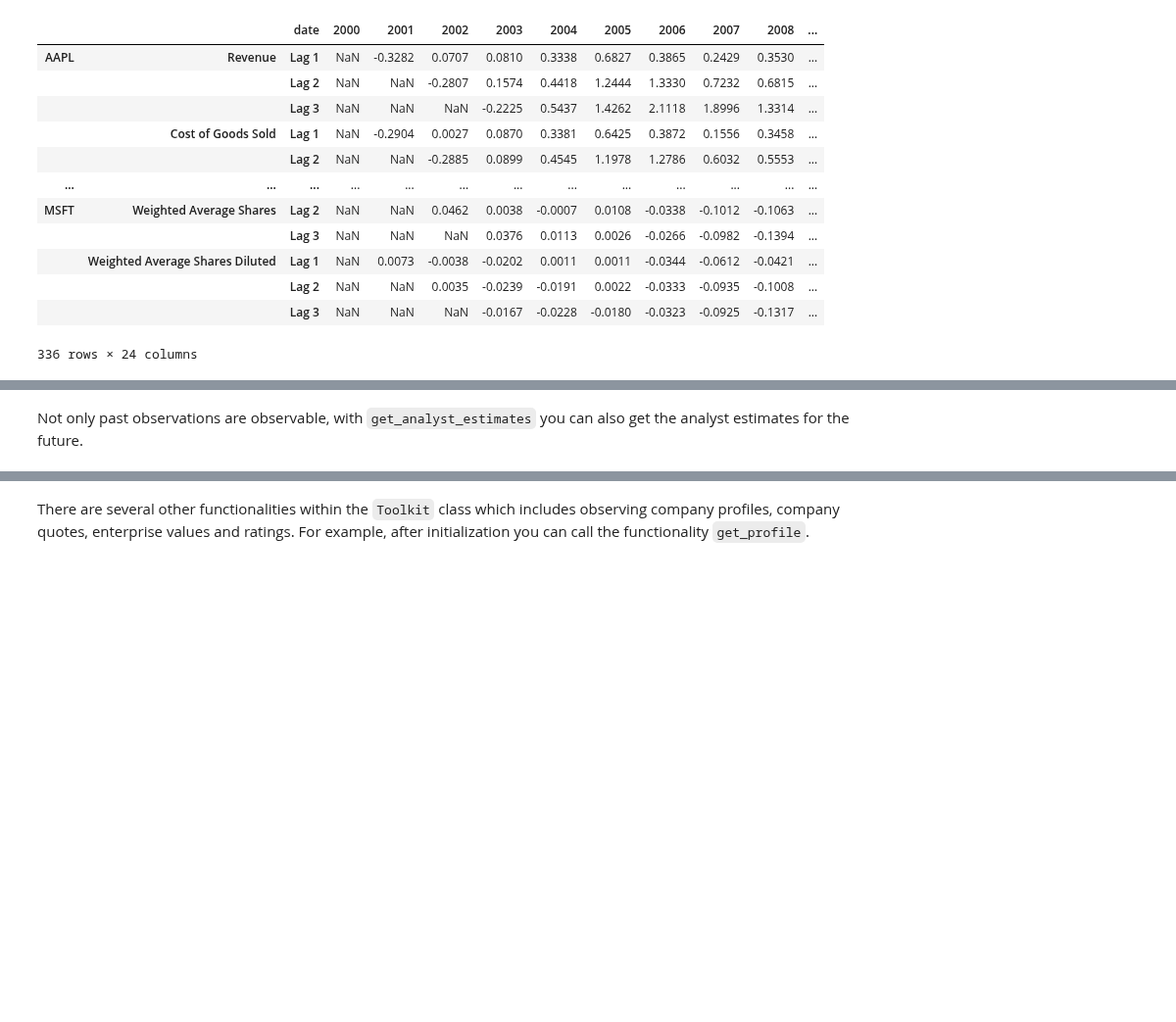
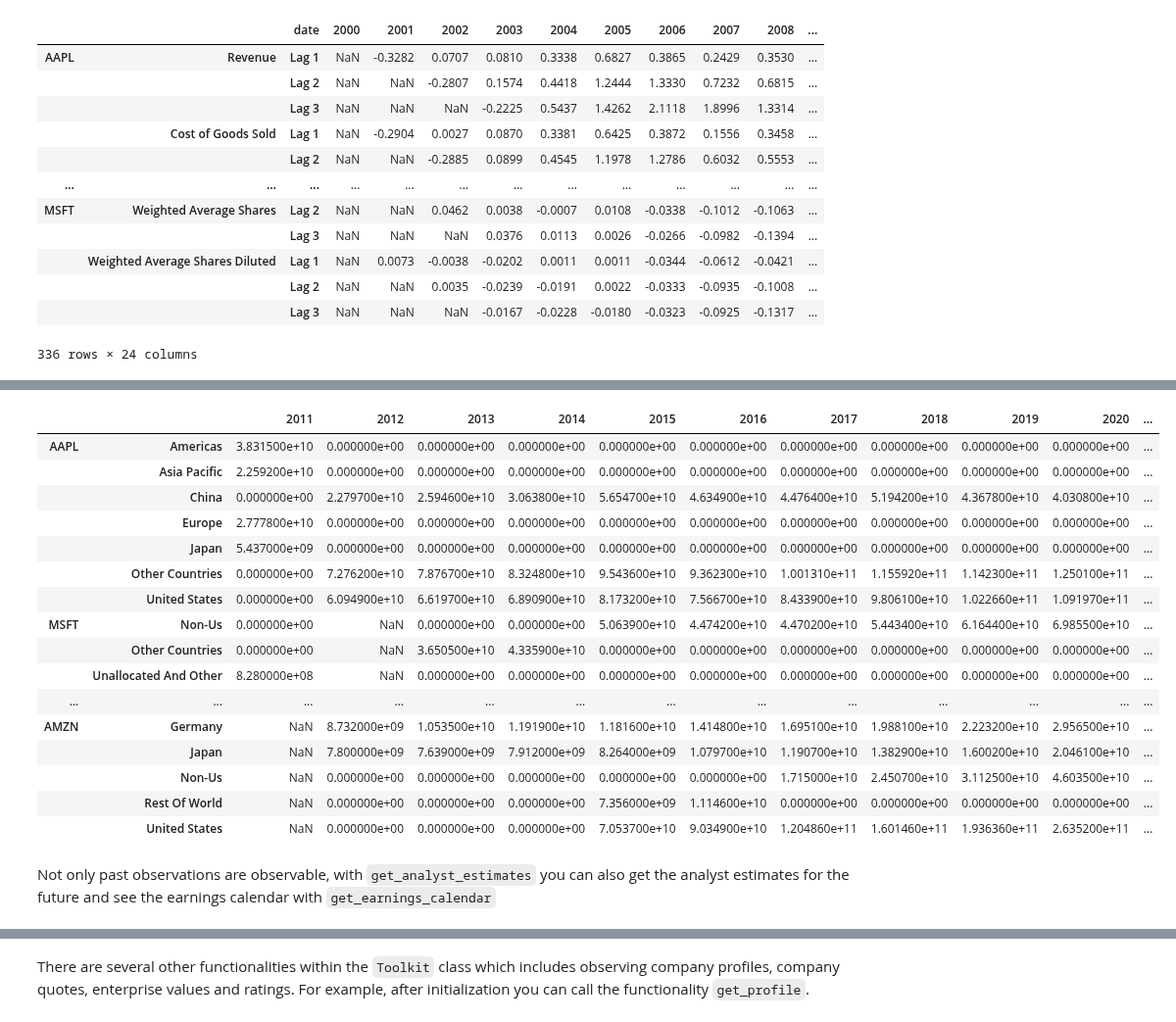
Before and after one commit to JerBouma/FinanceToolkit, a Jupyter notebook: examples/Finance Toolkit - 1. Getting Started.ipynb, the cells around one changed output, grey strips where cells are left out. Shown at 98% size. Cells and saved outputs as stored; diff of their text form; code cells hidden in the pictures; blank space fills up the shorter version.

```diff
--- a/examples/Finance Toolkit - 1. Getting Started.ipynb
+++ b/examples/Finance Toolkit - 1. Getting Started.ipynb
@@ -216,5 +234,25 @@ companies.get_income_statement(growth=True, lag=[1, 2, 3])
+# %%
+companies.get_revenue_geographic_segmentation()
+# %% [output]
+|  |  | 2011 | 2012 | 2013 | 2014 | 2015 | 2016 | 2017 | 2018 | 2019 | 2020 | ... |
+| AAPL | Americas | 3.831500e+10 | 0.000000e+00 | 0.000000e+00 | 0.000000e+00 | 0.000000e+00 | 0.000000e+00 | 0.000000e+00 | 0.000000e+00 | 0.000000e+00 | 0.000000e+00 | ... |
+|  | Asia Pacific | 2.259200e+10 | 0.000000e+00 | 0.000000e+00 | 0.000000e+00 | 0.000000e+00 | 0.000000e+00 | 0.000000e+00 | 0.000000e+00 | 0.000000e+00 | 0.000000e+00 | ... |
+|  | China | 0.000000e+00 | 2.279700e+10 | 2.594600e+10 | 3.063800e+10 | 5.654700e+10 | 4.634900e+10 | 4.476400e+10 | 5.194200e+10 | 4.367800e+10 | 4.030800e+10 | ... |
+|  | Europe | 2.777800e+10 | 0.000000e+00 | 0.000000e+00 | 0.000000e+00 | 0.000000e+00 | 0.000000e+00 | 0.000000e+00 | 0.000000e+00 | 0.000000e+00 | 0.000000e+00 | ... |
+|  | Japan | 5.437000e+09 | 0.000000e+00 | 0.000000e+00 | 0.000000e+00 | 0.000000e+00 | 0.000000e+00 | 0.000000e+00 | 0.000000e+00 | 0.000000e+00 | 0.000000e+00 | ... |
+|  | Other Countries | 0.000000e+00 | 7.276200e+10 | 7.876700e+10 | 8.324800e+10 | 9.543600e+10 | 9.362300e+10 | 1.001310e+11 | 1.155920e+11 | 1.142300e+11 | 1.250100e+11 | ... |
+|  | United States | 0.000000e+00 | 6.094900e+10 | 6.619700e+10 | 6.890900e+10 | 8.173200e+10 | 7.566700e+10 | 8.433900e+10 | 9.806100e+10 | 1.022660e+11 | 1.091970e+11 | ... |
+| MSFT | Non-Us | 0.000000e+00 | NaN | 0.000000e+00 | 0.000000e+00 | 5.063900e+10 | 4.474200e+10 | 4.470200e+10 | 5.443400e+10 | 6.164400e+10 | 6.985500e+10 | ... |
+|  | Other Countries | 0.000000e+00 | NaN | 3.650500e+10 | 4.335900e+10 | 0.000000e+00 | 0.000000e+00 | 0.000000e+00 | 0.000000e+00 | 0.000000e+00 | 0.000000e+00 | ... |
+|  | Unallocated And Other | 8.280000e+08 | NaN | 0.000000e+00 | 0.000000e+00 | 0.000000e+00 | 0.000000e+00 | 0.000000e+00 | 0.000000e+00 | 0.000000e+00 | 0.000000e+00 | ... |
+| ... | ... | ... | ... | ... | ... | ... | ... | ... | ... | ... | ... | ... |
+| AMZN | Germany | NaN | 8.732000e+09 | 1.053500e+10 | 1.191900e+10 | 1.181600e+10 | 1.414800e+10 | 1.695100e+10 | 1.988100e+10 | 2.223200e+10 | 2.956500e+10 | ... |
+|  | Japan | NaN | 7.800000e+09 | 7.639000e+09 | 7.912000e+09 | 8.264000e+09 | 1.079700e+10 | 1.190700e+10 | 1.382900e+10 | 1.600200e+10 | 2.046100e+10 | ... |
+|  | Non-Us | NaN | 0.000000e+00 | 0.000000e+00 | 0.000000e+00 | 0.000000e+00 | 0.000000e+00 | 1.715000e+10 | 2.450700e+10 | 3.112500e+10 | 4.603500e+10 | ... |
+|  | Rest Of World | NaN | 0.000000e+00 | 0.000000e+00 | 0.000000e+00 | 7.356000e+09 | 1.114600e+10 | 0.000000e+00 | 0.000000e+00 | 0.000000e+00 | 0.000000e+00 | ... |
+|  | United States | NaN | 0.000000e+00 | 0.000000e+00 | 0.000000e+00 | 7.053700e+10 | 9.034900e+10 | 1.204860e+11 | 1.601460e+11 | 1.936360e+11 | 2.635200e+11 | ... |
 # %% [markdown]
-Not only past observations are observable, with `get_analyst_estimates` you can also get the analyst estimates for the future.
+Not only past observations are observable, with `get_analyst_estimates` you can also get the analyst estimates for the future and see the earnings calendar with `get_earnings_calendar`
 # %%
 companies.get_analyst_estimates()
 # %% [output]
```
Also changed, not shown: parts of 13 cells of this notebook.
